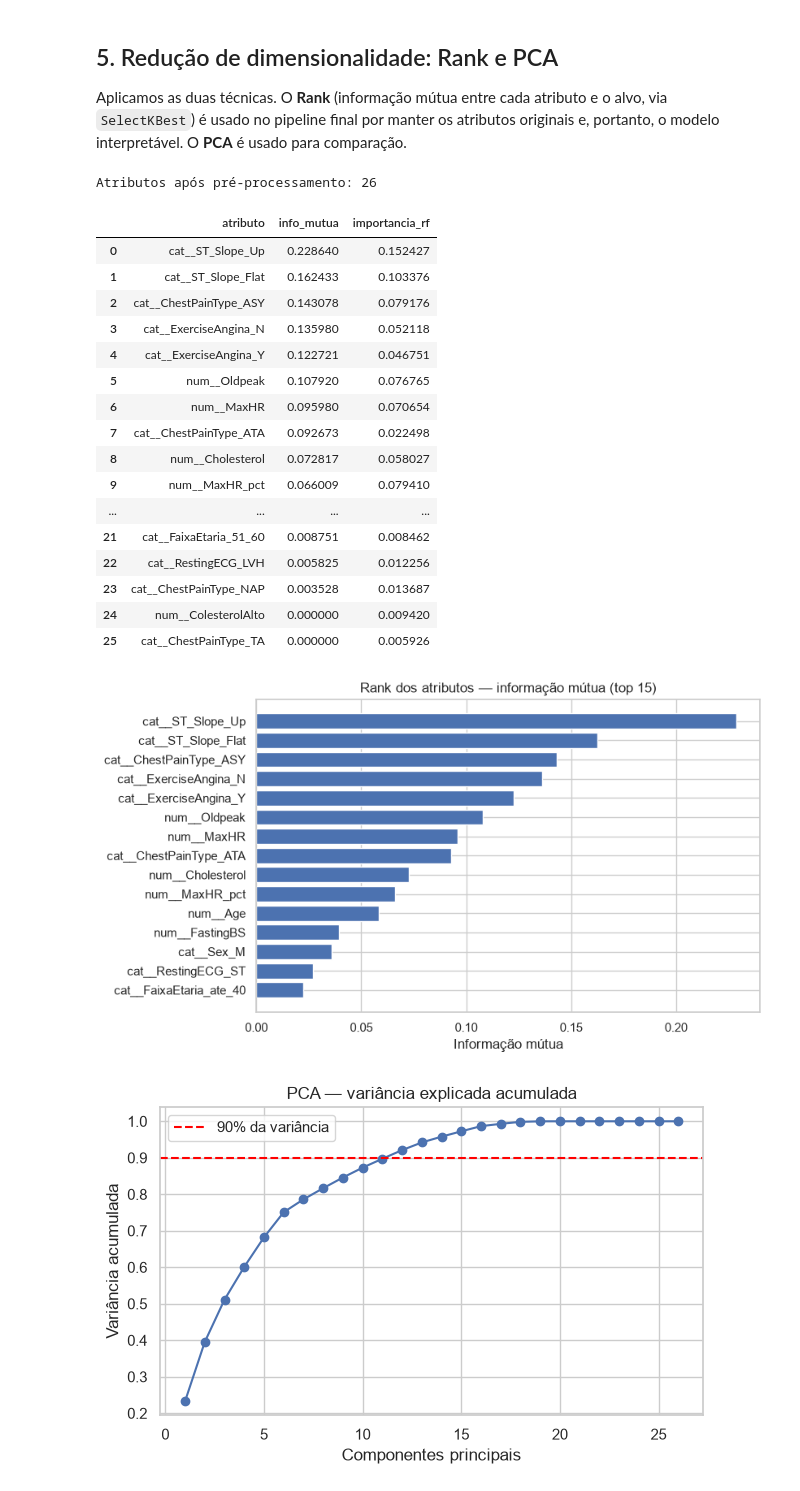
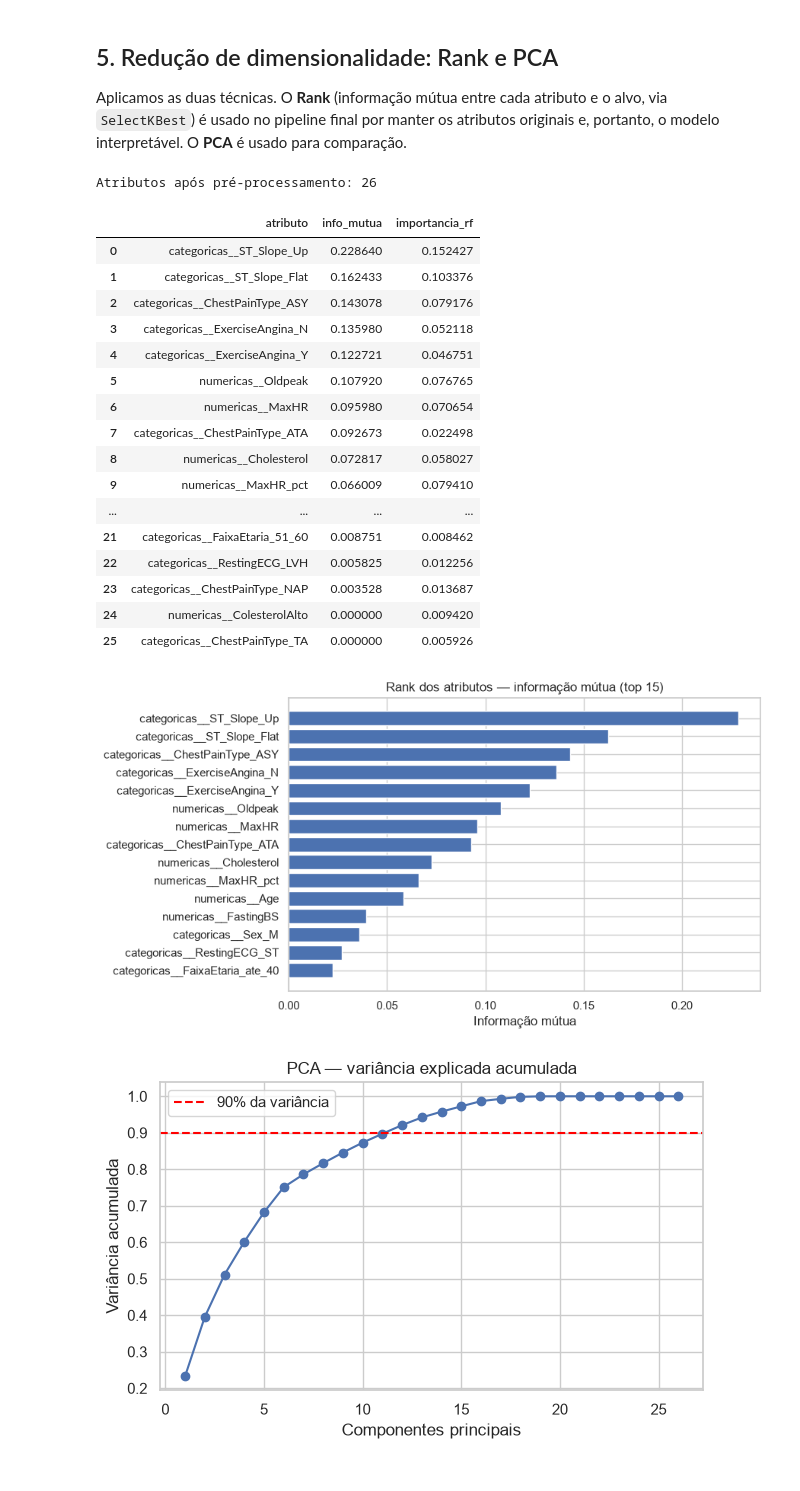
Before and after one commit to plfrancisco/Pipeline_Heart_Failure, a Jupyter notebook: notebooks/pipeline.ipynb, the cells around one changed output. Cells and saved outputs as stored; diff of their text form; code cells hidden in the pictures.

Commit message:
refactor: nomes e comentários semânticos no notebook e metadados do modelo

```diff
--- a/notebooks/pipeline.ipynb
+++ b/notebooks/pipeline.ipynb
@@ -120,13 +142,16 @@ plt.show()
 - Todas essas etapas ficam **dentro do Pipeline** e são ajustadas só com os dados de treino, evitando vazamento de dados.
 - Divisão treino/teste 80/20, estratificada pelo alvo.
 # %%
-df = df.drop_duplicates().reset_index(drop=True)
-X = df[COLUNAS_ENTRADA]
-y = df["HeartDisease"]
-X_train, X_test, y_train, y_test = train_test_split(X, y, test_size=0.2, stratify=y, random_state=SEED)
-print("Treino:", X_train.shape, "| Teste:", X_test.shape)
+dados = dados.drop_duplicates().reset_index(drop=True)
+atributos = dados[COLUNAS_ENTRADA]
+alvo = dados["HeartDisease"]
+
+# Estratificar mantém a proporção de doentes igual no treino e no teste.
+atributos_treino, atributos_teste, alvo_treino, alvo_teste = train_test_split(
+    atributos, alvo, test_size=0.2, stratify=alvo, random_state=SEMENTE_ALEATORIA)
+print("Treino:", atributos_treino.shape, "| Teste:", atributos_teste.shape)
 print("Ausentes após tratar zeros:")
-print(preparar(X_train).isna().sum()[lambda s: s > 0])
+print(preparar(atributos_treino).isna().sum()[lambda contagem: contagem > 0])
 # %% [output]
 Treino: (734, 11) | Teste: (184, 11)
 Ausentes após tratar zeros:
@@ -187,45 +221,47 @@ Aplicamos as duas técnicas. O **Rank** (informação mútua entre cada atributo
 no pipeline final por manter os atributos originais e, portanto, o modelo interpretável.
 O **PCA** é usado para comparação.
 # %%
-prep_only = construir_pipeline(LogisticRegression()).steps[:2]
-prep_only = Pipeline(prep_only)
-Xt = prep_only.fit_transform(X_train)
-nomes = prep_only.named_steps["pre"].get_feature_names_out()
-print("Atributos após pré-processamento:", Xt.shape[1])
+# Apenas as duas primeiras etapas do pipeline: geram a matriz de atributos já pré-processada.
+somente_pre_processamento = Pipeline(construir_pipeline(LogisticRegression()).steps[:2])
+atributos_transformados = somente_pre_processamento.fit_transform(atributos_treino)
+nomes_atributos = somente_pre_processamento.named_steps["pre_processamento"].get_feature_names_out()
+print("Atributos após pré-processamento:", atributos_transformados.shape[1])
 
-mi = mutual_info_classif(Xt, y_train, random_state=SEED)
-rf_imp = RandomForestClassifier(n_estimators=300, random_state=SEED).fit(Xt, y_train).feature_importances_
-rank = (pd.DataFrame({"atributo": nomes, "info_mutua": mi, "importancia_rf": rf_imp})
-        .sort_values("info_mutua", ascending=False).reset_index(drop=True))
-rank.to_csv("../models/rank_atributos.csv", index=False)
-rank
+informacao_mutua = mutual_info_classif(atributos_transformados, alvo_treino, random_state=SEMENTE_ALEATORIA)
+importancia_random_forest = (RandomForestClassifier(n_estimators=300, random_state=SEMENTE_ALEATORIA)
+                             .fit(atributos_transformados, alvo_treino).feature_importances_)
+rank_atributos = (pd.DataFrame({"atributo": nomes_atributos, "info_mutua": informacao_mutua,
+                                "importancia_rf": importancia_random_forest})
+                  .sort_values("info_mutua", ascending=False).reset_index(drop=True))
+rank_atributos.to_csv(f"{PASTA_MODELOS}/rank_atributos.csv", index=False)
+rank_atributos
 # %% [output]
 Atributos após pré-processamento: 26
 |  | atributo | info_mutua | importancia_rf |
-| 0 | cat__ST_Slope_Up | 0.228640 | 0.152427 |
-| 1 | cat__ST_Slope_Flat | 0.162433 | 0.103376 |
-| 2 | cat__ChestPainType_ASY | 0.143078 | 0.079176 |
-| 3 | cat__ExerciseAngina_N | 0.135980 | 0.052118 |
-| 4 | cat__ExerciseAngina_Y | 0.122721 | 0.046751 |
-| 5 | num__Oldpeak | 0.107920 | 0.076765 |
-| 6 | num__MaxHR | 0.095980 | 0.070654 |
-| 7 | cat__ChestPainType_ATA | 0.092673 | 0.022498 |
-| 8 | num__Cholesterol | 0.072817 | 0.058027 |
-| 9 | num__MaxHR_pct | 0.066009 | 0.079410 |
+| 0 | categoricas__ST_Slope_Up | 0.228640 | 0.152427 |
+| 1 | categoricas__ST_Slope_Flat | 0.162433 | 0.103376 |
+| 2 | categoricas__ChestPainType_ASY | 0.143078 | 0.079176 |
+| 3 | categoricas__ExerciseAngina_N | 0.135980 | 0.052118 |
+| 4 | categoricas__ExerciseAngina_Y | 0.122721 | 0.046751 |
+| 5 | numericas__Oldpeak | 0.107920 | 0.076765 |
+| 6 | numericas__MaxHR | 0.095980 | 0.070654 |
+| 7 | categoricas__ChestPainType_ATA | 0.092673 | 0.022498 |
+| 8 | numericas__Cholesterol | 0.072817 | 0.058027 |
+| 9 | numericas__MaxHR_pct | 0.066009 | 0.079410 |
 | ... | ... | ... | ... |
-| 21 | cat__FaixaEtaria_51_60 | 0.008751 | 0.008462 |
-| 22 | cat__RestingECG_LVH | 0.005825 | 0.012256 |
-| 23 | cat__ChestPainType_NAP | 0.003528 | 0.013687 |
-| 24 | num__ColesterolAlto | 0.000000 | 0.009420 |
-| 25 | cat__ChestPainType_TA | 0.000000 | 0.005926 |
+| 21 | categoricas__FaixaEtaria_51_60 | 0.008751 | 0.008462 |
+| 22 | categoricas__RestingECG_LVH | 0.005825 | 0.012256 |
+| 23 | categoricas__ChestPainType_NAP | 0.003528 | 0.013687 |
+| 24 | numericas__ColesterolAlto | 0.000000 | 0.009420 |
+| 25 | categoricas__ChestPainType_TA | 0.000000 | 0.005926 |
 # %%
-top = rank.head(15).iloc[::-1]
+melhores_15 = rank_atributos.head(15).iloc[::-1]   # invertido para o maior ficar no topo do gráfico
 plt.figure(figsize=(8, 5))
-plt.barh(top["atributo"], top["info_mutua"])
+plt.barh(melhores_15["atributo"], melhores_15["info_mutua"])
 plt.title("Rank dos atributos — informação mútua (top 15)")
 plt.xlabel("Informação mútua")
-salvar("03_rank_atributos")
+salvar_figura("03_rank_atributos")
 plt.show()
 # %% [output]
-[figure, old version]
+[figure, new version]
 # %%
```
Also changed, not shown: parts of 18 cells of this notebook, 7 other files.
